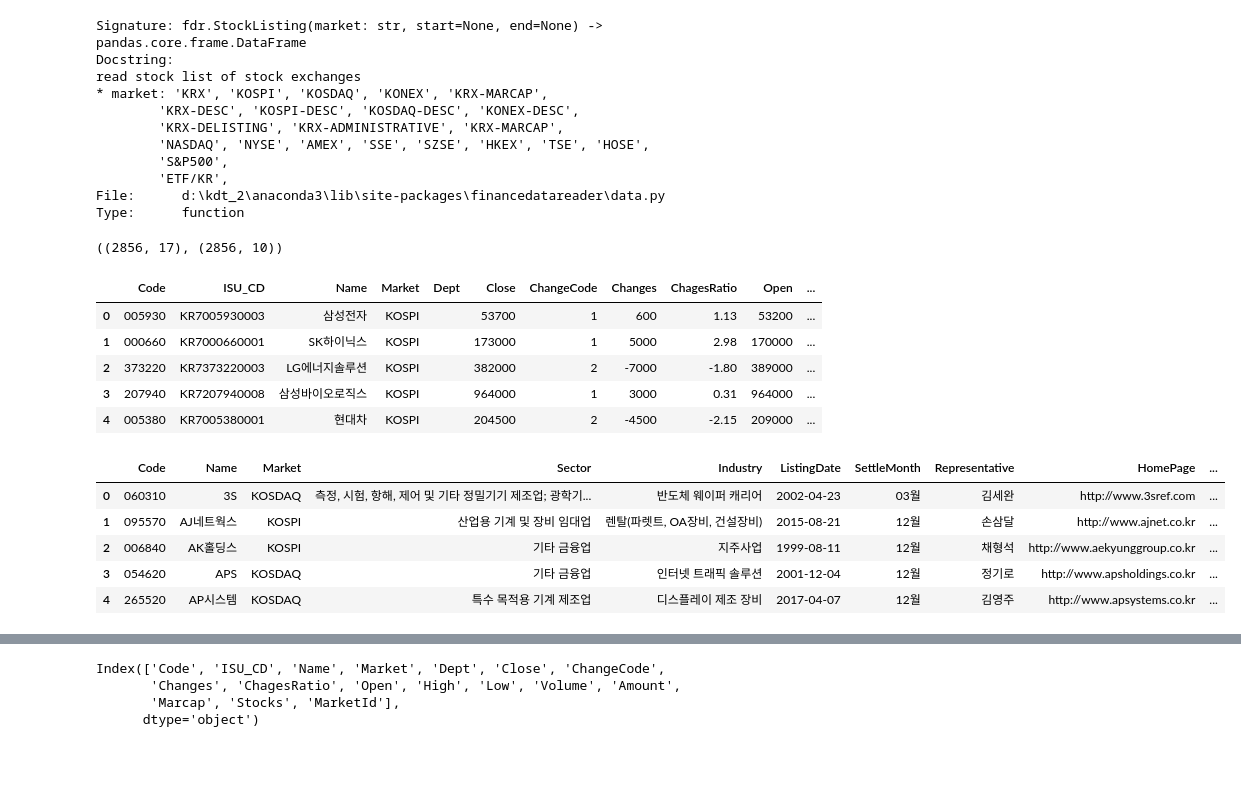
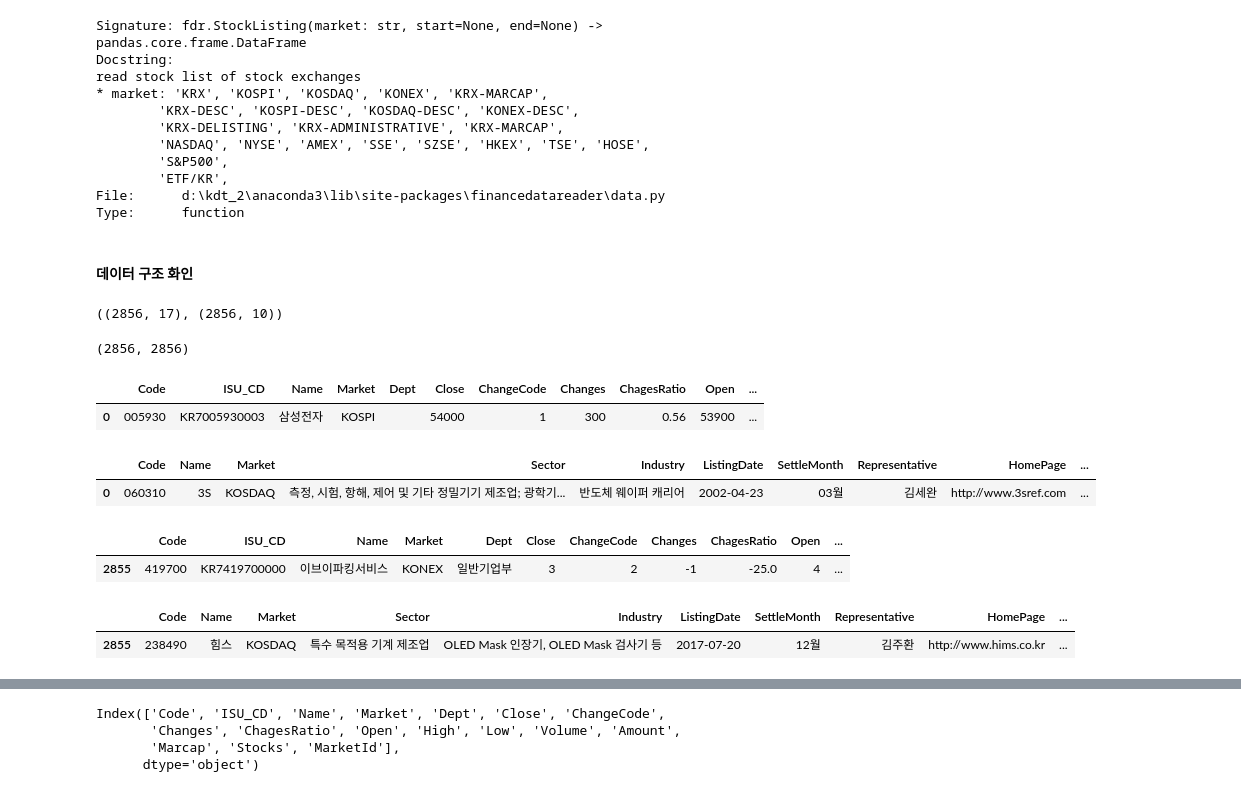
Before and after one commit to sang105kr/kdt_pythonstudy2, a Jupyter notebook: stock/FinanceDataReader.ipynb, the cells around one changed output, grey strips where cells are left out. Cells and saved outputs as stored; diff of their text form; code cells hidden in the pictures; blank space fills up the shorter version.

```diff
--- a/stock/FinanceDataReader.ipynb
+++ b/stock/FinanceDataReader.ipynb
@@ -50,4 +50,6 @@ Type:      function
 # %%
 stocks = fdr.StockListing('KRX')
 stocks_desc = fdr.StockListing('KRX-DESC')
+# %% [markdown]
+#### 데이터 구조 화인
 # %%
@@ -54,21 +57,25 @@ stocks_desc = fdr.StockListing('KRX-DESC')
 stocks.shape, stocks_desc.shape
 # %% [output]
 ((2856, 17), (2856, 10))
+# %%
+#행수
+stocks.shape[0] , stocks_desc.shape[0]
+# %% [output]
+(2856, 2856)
 # %%
-stocks.head()
+# 데이터프레임의 처음,마지막 n행 보기, 매개값이 없여면 5행
+display(stocks.head(1))
+display(stocks_desc.head(1))
 # %% [output]
 |  | Code | ISU_CD | Name | Market | Dept | Close | ChangeCode | Changes | ChagesRatio | Open | ... |
-| 0 | 005930 | KR7005930003 | 삼성전자 | KOSPI |  | 53700 | 1 | 600 | 1.13 | 53200 | ... |
-| 1 | 000660 | KR7000660001 | SK하이닉스 | KOSPI |  | 173000 | 1 | 5000 | 2.98 | 170000 | ... |
-| 2 | 373220 | KR7373220003 | LG에너지솔루션 | KOSPI |  | 382000 | 2 | -7000 | -1.80 | 389000 | ... |
-| 3 | 207940 | KR7207940008 | 삼성바이오로직스 | KOSPI |  | 964000 | 1 | 3000 | 0.31 | 964000 | ... |
-| 4 | 005380 | KR7005380001 | 현대차 | KOSPI |  | 204500 | 2 | -4500 | -2.15 | 209000 | ... |
+| 0 | 005930 | KR7005930003 | 삼성전자 | KOSPI |  | 54000 | 1 | 300 | 0.56 | 53900 | ... |
+|  | Code | Name | Market | Sector | Industry | ListingDate | SettleMonth | Representative | HomePage | ... |
+| 0 | 060310 | 3S | KOSDAQ | 측정, 시험, 항해, 제어 및 기타 정밀기기 제조업; 광학기... | 반도체 웨이퍼 캐리어 | 2002-04-23 | 03월 | 김세완 | http://www.3sref.com | ... |
 # %%
-stocks_desc.head()
+display(stocks.tail(1))
+display(stocks_desc.tail(1))
 # %% [output]
-|  | Code | Name | Market | Sector | Industry | ListingDate | SettleMonth | Representative | HomePage | ... |
-| 0 | 060310 | 3S | KOSDAQ | 측정, 시험, 항해, 제어 및 기타 정밀기기 제조업; 광학기... | 반도체 웨이퍼 캐리어 | 2002-04-23 | 03월 | 김세완 | http://www.3sref.com | ... |
-| 1 | 095570 | AJ네트웍스 | KOSPI | 산업용 기계 및 장비 임대업 | 렌탈(파렛트, OA장비, 건설장비) | 2015-08-21 | 12월 | 손삼달 | http://www.ajnet.co.kr | ... |
-| 2 | 006840 | AK홀딩스 | KOSPI | 기타 금융업 | 지주사업 | 1999-08-11 | 12월 | 채형석 | http://www.aekyunggroup.co.kr | ... |
-| 3 | 054620 | APS | KOSDAQ | 기타 금융업 | 인터넷 트래픽 솔루션 | 2001-12-04 | 12월 | 정기로 | http://www.apsholdings.co.kr | ... |
-| 4 | 265520 | AP시스템 | KOSDAQ | 특수 목적용 기계 제조업 | 디스플레이 제조 장비 | 2017-04-07 | 12월 | 김영주 | http://www.apsystems.co.kr | ... |
+|  | Code | ISU_CD | Name | Market | Dept | Close | ChangeCode | Changes | ChagesRatio | Open | ... |
+| 2855 | 419700 | KR7419700000 | 이브이파킹서비스 | KONEX | 일반기업부 | 3 | 2 | -1 | -25.0 | 4 | ... |
+|  | Code | Name | Market | Sector | Industry | ListingDate | SettleMonth | Representative | HomePage | ... |
+| 2855 | 238490 | 힘스 | KOSDAQ | 특수 목적용 기계 제조업 | OLED Mask 인장기, OLED Mask 검사기 등 | 2017-07-20 | 12월 | 김주환 | http://www.hims.co.kr | ... |
```
Also changed, not shown: parts of 7 cells of this notebook, 2 other files.
